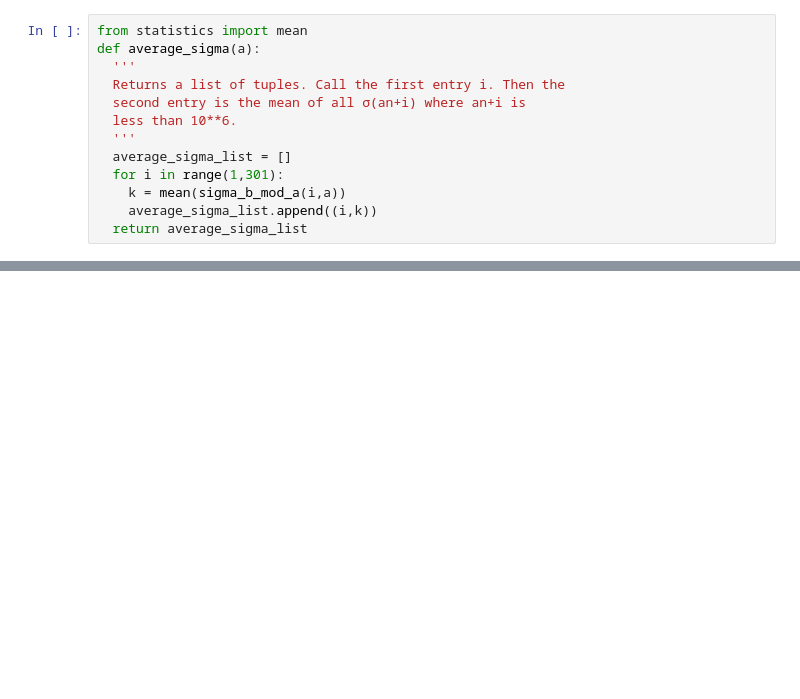
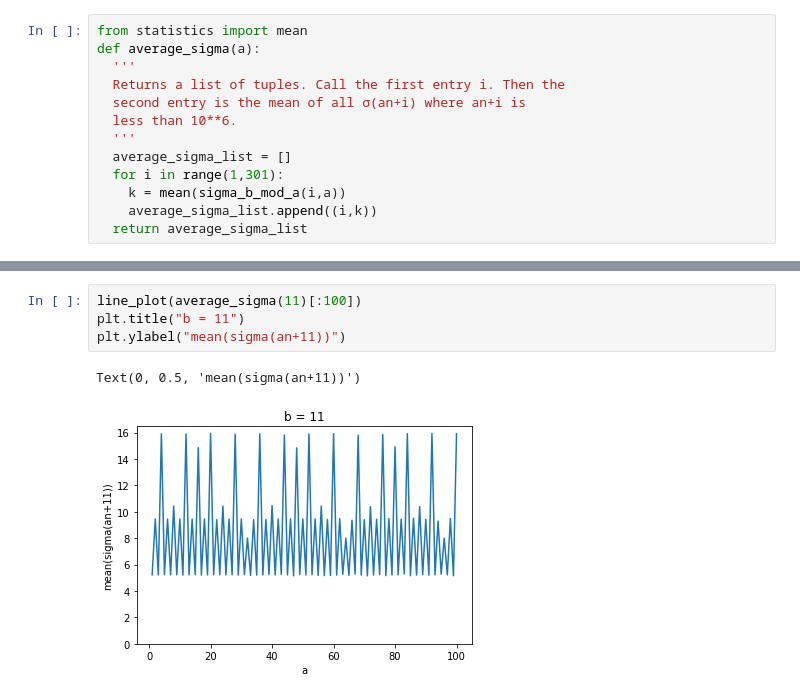
Before and after one commit to gencross/CollatzGroup3, a Jupyter notebook: MilesCollatzNotebook.ipynb, the cells around one changed output, grey strips where cells are left out. Saved outputs shown, nothing was run; the diff lists cells and outputs as text; blank space fills up the shorter version.

```diff
--- a/MilesCollatzNotebook.ipynb
+++ b/MilesCollatzNotebook.ipynb
@@ -266,0 +289,7 @@ histogram_plot(avg_list)
+# %%
+line_plot(average_sigma(11)[:100])
+plt.title("b = 11")
+plt.ylabel("mean(sigma(an+11))")
+# %% [output]
+Text(0, 0.5, 'mean(sigma(an+11))')
+[figure, added]
```
Also changed, not shown: parts of 14 cells of this notebook.
